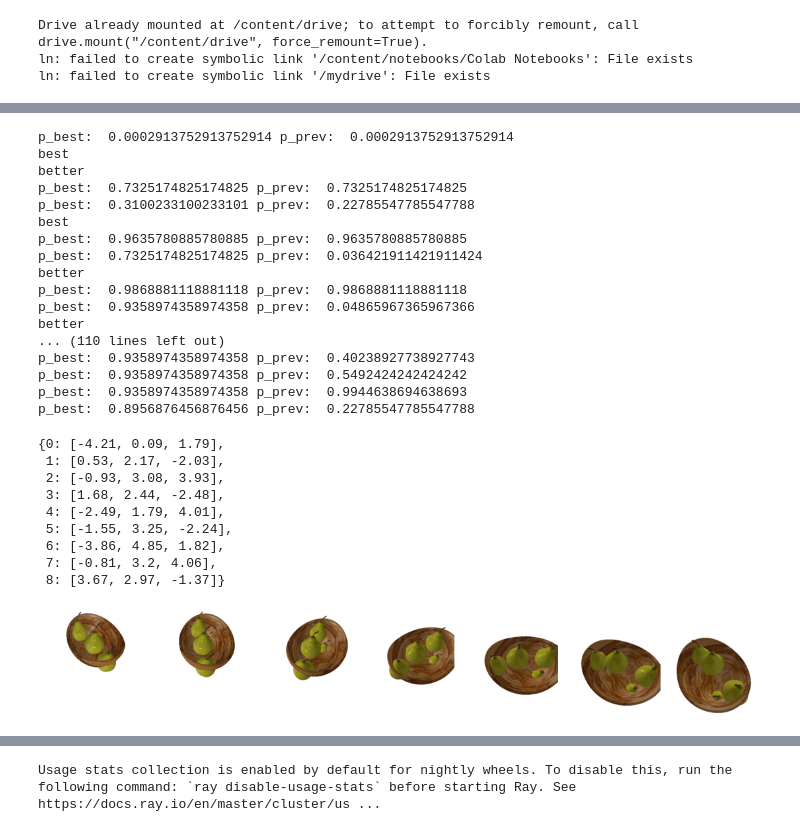
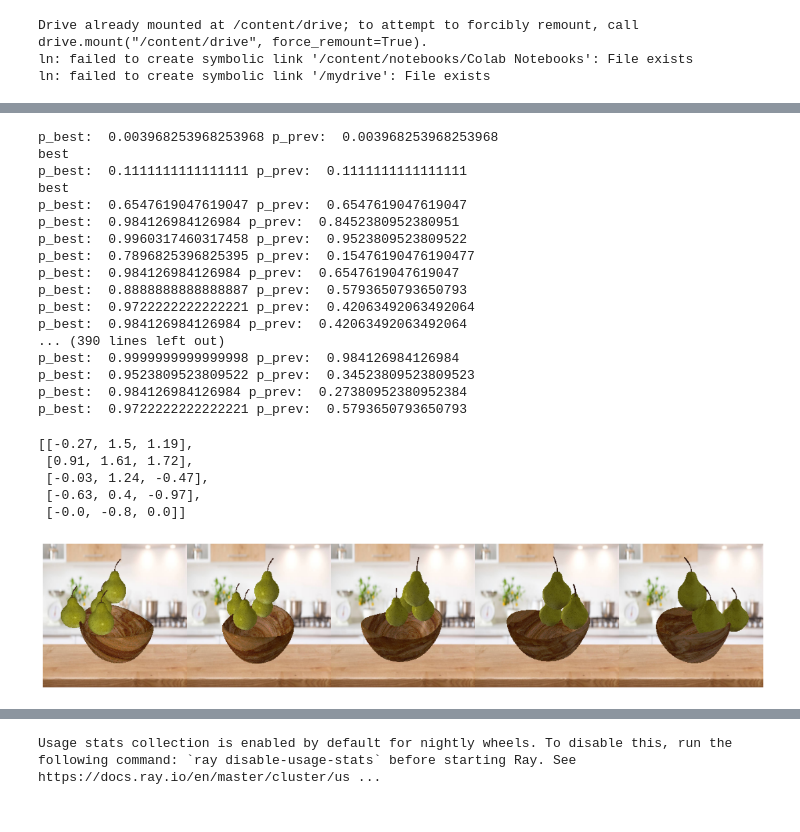
Before and after one commit to rosshalpin/clip-guided-scene-arrangement, a Jupyter notebook: Rllib_MultiAgent.ipynb, the cells around one changed output, grey strips where cells are left out. Cells and saved outputs as stored; diff of their text form; code cells hidden in the pictures.

Commit message:
Added background image to render

```diff
--- a/Rllib_MultiAgent.ipynb
+++ b/Rllib_MultiAgent.ipynb
@@ -166,7 +166,7 @@ class Scene():
 
   @property
   def _lights(self):
-    return PointLights(device=device, location=[[0.0, 2.0, 4.0]])
+    return PointLights(device=device, location=[[0.0, 0.0, 4.0]])
     # return AmbientLights(device=self.device)
 
   @property
@@ -179,7 +179,7 @@ class Scene():
     return MeshRenderer(
         rasterizer=MeshRasterizer(
             raster_settings=RasterizationSettings(
-              image_size=512,
+              image_size=IMG_SIZE,
               faces_per_pixel=1,
               bin_size=-1
             )
@@ -584,7 +574,7 @@ cuda.empty_cache()
 from torch import cuda
 cuda.empty_cache()
 
-basic_multi_agent = BasicMultiAgent(discrete=False)
+basic_multi_agent = BasicMultiAgent(discrete=True)
 
 cuda.empty_cache()
 
@@ -595,7 +585,7 @@ obs = basic_multi_agent.reset()
 start_obs = None
 # for i in range(basic_multi_agent.limit):
 all_obs = []
-for i in range(100):
+for i in range(400):
   obs, rew, done, info = basic_multi_agent.step({i: basic_multi_agent.action_space.sample() for i in range(len(basic_multi_agent.agents))})
   if i == 0:
     start_obs = obs
@@ -605,42 +595,40 @@ for i in range(100):
 
 cuda.empty_cache()
 # %% [output]
-p_best:  0.0002913752913752914 p_prev:  0.0002913752913752914
+p_best:  0.003968253968253968 p_prev:  0.003968253968253968
 best
-better
-p_best:  0.7325174825174825 p_prev:  0.7325174825174825
-p_best:  0.3100233100233101 p_prev:  0.22785547785547788
+p_best:  0.1111111111111111 p_prev:  0.1111111111111111
 best
-p_best:  0.9635780885780885 p_prev:  0.9635780885780885
-p_best:  0.7325174825174825 p_prev:  0.036421911421911424
-better
-p_best:  0.9868881118881118 p_prev:  0.9868881118881118
-p_best:  0.9358974358974358 p_prev:  0.04865967365967366
-better
-... (110 lines left out)
-p_best:  0.9358974358974358 p_prev:  0.40238927738927743
-p_best:  0.9358974358974358 p_prev:  0.5492424242424242
-p_best:  0.9358974358974358 p_prev:  0.9944638694638693
-p_best:  0.8956876456876456 p_prev:  0.22785547785547788
+p_best:  0.6547619047619047 p_prev:  0.6547619047619047
+p_best:  0.984126984126984 p_prev:  0.8452380952380951
+p_best:  0.9960317460317458 p_prev:  0.9523809523809522
+p_best:  0.7896825396825395 p_prev:  0.15476190476190477
+p_best:  0.984126984126984 p_prev:  0.6547619047619047
+p_best:  0.8888888888888887 p_prev:  0.5793650793650793
+p_best:  0.9722222222222221 p_prev:  0.42063492063492064
+p_best:  0.984126984126984 p_prev:  0.42063492063492064
+... (390 lines left out)
+p_best:  0.9999999999999998 p_prev:  0.984126984126984
+p_best:  0.9523809523809522 p_prev:  0.34523809523809523
+p_best:  0.984126984126984 p_prev:  0.27380952380952384
+p_best:  0.9722222222222221 p_prev:  0.5793650793650793
-# %%
-basic_multi_agent.start_positions
-# %% [output]
-{0: [-4.21, 0.09, 1.79],
- 1: [0.53, 2.17, -2.03],
- 2: [-0.93, 3.08, 3.93],
- 3: [1.68, 2.44, -2.48],
- 4: [-2.49, 1.79, 4.01],
- 5: [-1.55, 3.25, -2.24],
- 6: [-3.86, 4.85, 1.82],
- 7: [-0.81, 3.2, 4.06],
- 8: [3.67, 2.97, -1.37]}
+# %%
+[obj.position for obj in basic_multi_agent.input_objs]
+# %% [output]
+[[-0.27, 1.5, 1.19],
+ [0.91, 1.61, 1.72],
+ [-0.03, 1.24, -0.47],
+ [-0.63, 0.4, -0.97],
+ [-0.0, -0.8, 0.0]]
 # %%
 copy_obs = deepcopy(obs)
 
-images, scene = get_scene(basic_multi_agent.input_objs, basic_multi_agent.best_obs)
+start_obs[len(basic_multi_agent.input_objs)-1] = [0,-0.8,0]
+# images, scene = get_scene(basic_multi_agent.input_objs, basic_multi_agent.best_obs)
+images, scene = get_scene(basic_multi_agent.background_img, basic_multi_agent.input_objs, basic_multi_agent.best_obs)
 cuda.empty_cache()
-image_grid(images, rows=1, cols=7, rgb=True)
+image_grid(images, rows=1, cols=5, rgb=True)
 # %% [output]
-[figure, old version]
+[figure, new version]
 # %%
 for i, obso in enumerate(all_obs):
```
Also changed, not shown: parts of 4 cells of this notebook.
